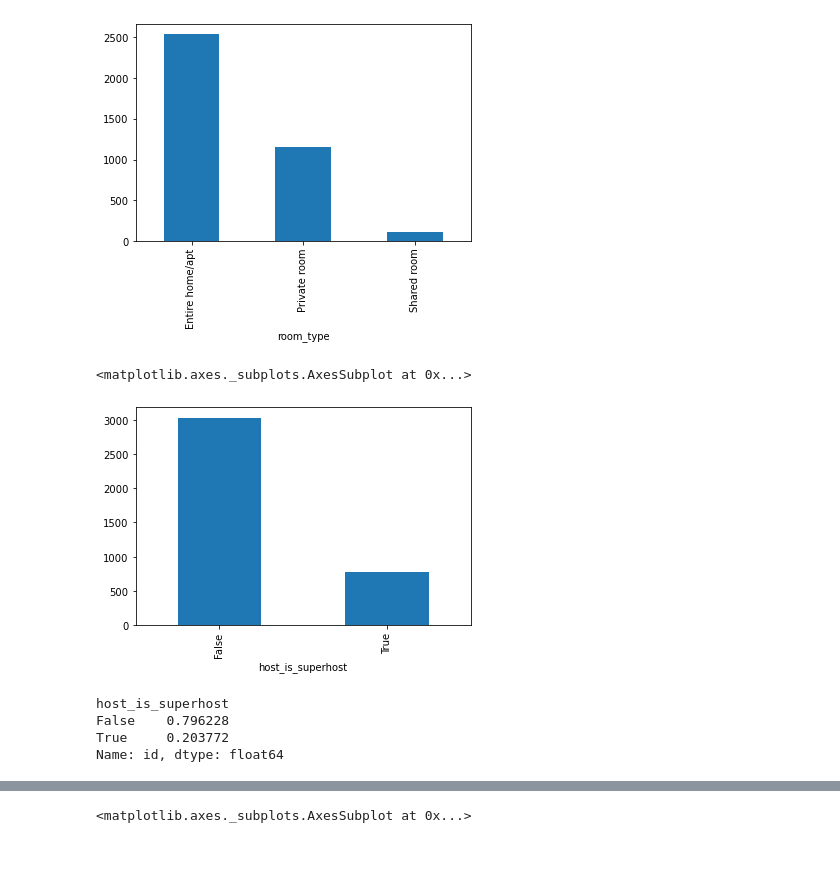
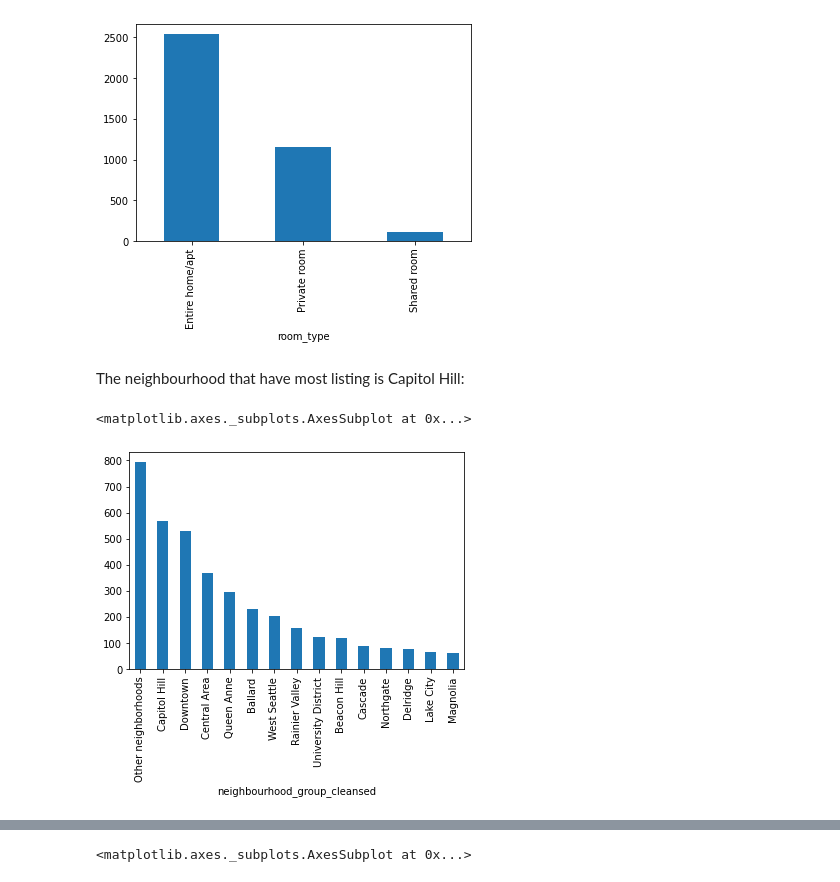
Before and after one commit to bruno-doval/Project-1, a Jupyter notebook: project-1.ipynb, the cells around one changed output, grey strips where cells are left out. Drawn from its saved outputs; the diff is of its cells as text; code cells hidden in the pictures; blank space fills up the shorter version.

```diff
--- a/project-1.ipynb
+++ b/project-1.ipynb
@@ -180,15 +152,10 @@ listing.groupby('room_type').count().sort_values(by='id',ascending=False).id.plo
 # %% [output]
 <matplotlib.axes._subplots.AxesSubplot at 0x...>
 [figure]
+# %% [markdown]
+The neighbourhood that have most listing is Capitol Hill:
 # %%
-listing.groupby('host_is_superhost').count().sort_values(by='id',ascending=False).head(15).id.plot.bar()
+listing.groupby('neighbourhood_group_cleansed').count().sort_values(by='id',ascending=False).head(15).id.plot.bar()
 # %% [output]
 <matplotlib.axes._subplots.AxesSubplot at 0x...>
-[figure, old version]
+[figure, new version]
-# %%
-listing.groupby('host_is_superhost').count().id/len(listing)
-# %% [output]
-host_is_superhost
-False    0.796228
-True     0.203772
-Name: id, dtype: float64
```
Also changed, not shown: parts of 52 cells of this notebook.
